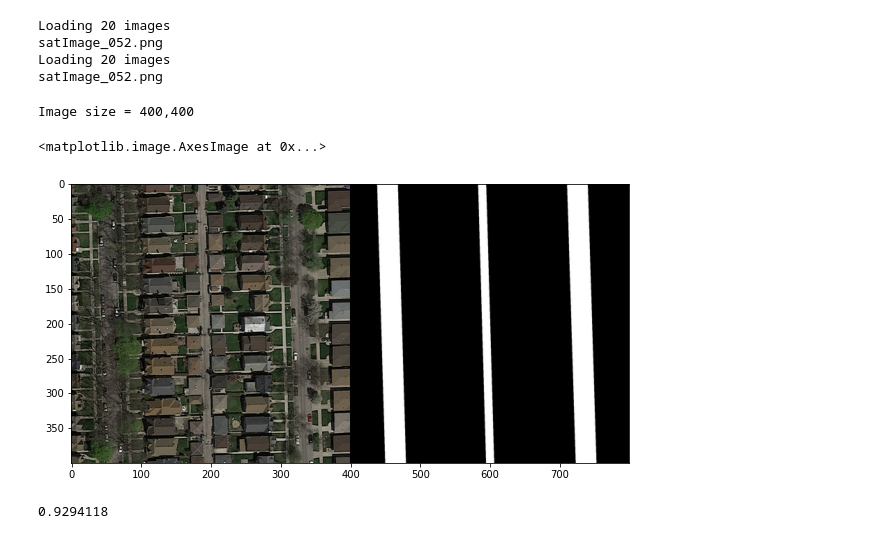
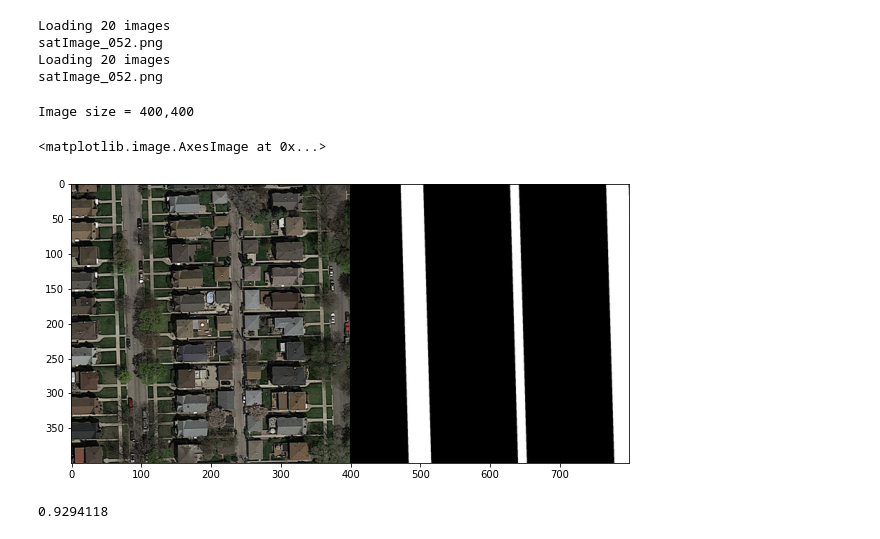
Before and after one commit to CS-433/Road_Segmentation, a Jupyter notebook: 79ca5c85-0d00-45fd-81e9-aa787898ebf5_epfml-segmentation/segment_aerial_images.ipynb, the cells around one changed output. Saved outputs shown, nothing was run; the diff lists cells and outputs as text; code cells hidden in the pictures.

```diff
--- a/79ca5c85-0d00-45fd-81e9-aa787898ebf5_epfml-segmentation/segment_aerial_images.ipynb
+++ b/79ca5c85-0d00-45fd-81e9-aa787898ebf5_epfml-segmentation/segment_aerial_images.ipynb
@@ -70,16 +70,16 @@ satImage_052.png
 Loading 20 images
 satImage_052.png
 # %%
-print('Image size = ' + str(imgs[0].shape[0]) + ',' + str(imgs[0].shape[1]))
+print('Image size = ' + str(imgs[9].shape[0]) + ',' + str(imgs[9].shape[1]))
 
 # Show first image and its groundtruth image
-cimg = concatenate_images(imgs[0], gt_imgs[0])
+cimg = concatenate_images(imgs[9], gt_imgs[9])
 fig1 = plt.figure(figsize=(10, 10))
 plt.imshow(cimg, cmap='Greys_r')
 # %% [output]
 Image size = 400,400
 <matplotlib.image.AxesImage at 0x...>
-[figure, old version]
+[figure, new version]
 # %%
 # Extract patches from input images
 patch_size = 16 # each patch is 16*16 pixels
```
Also changed, not shown: 1 other file.
